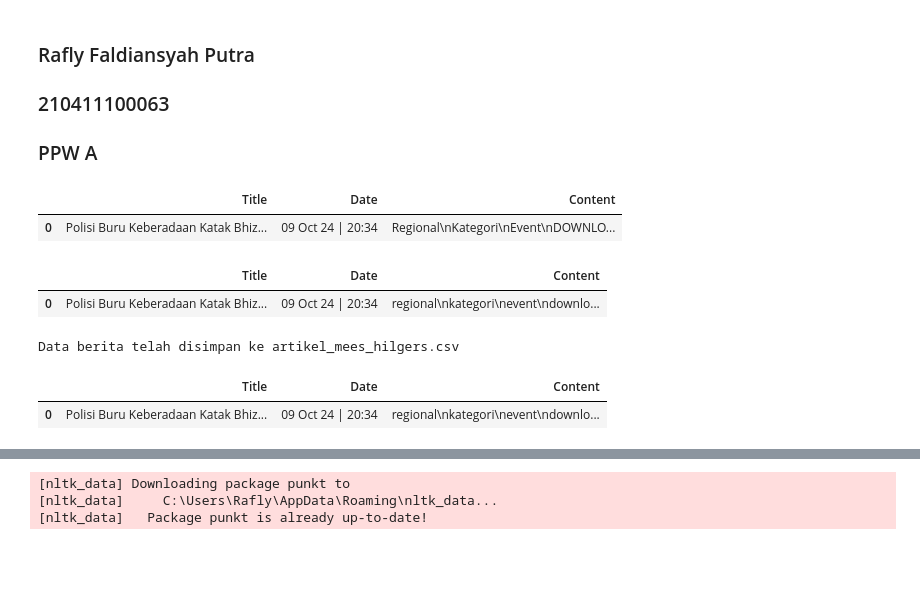
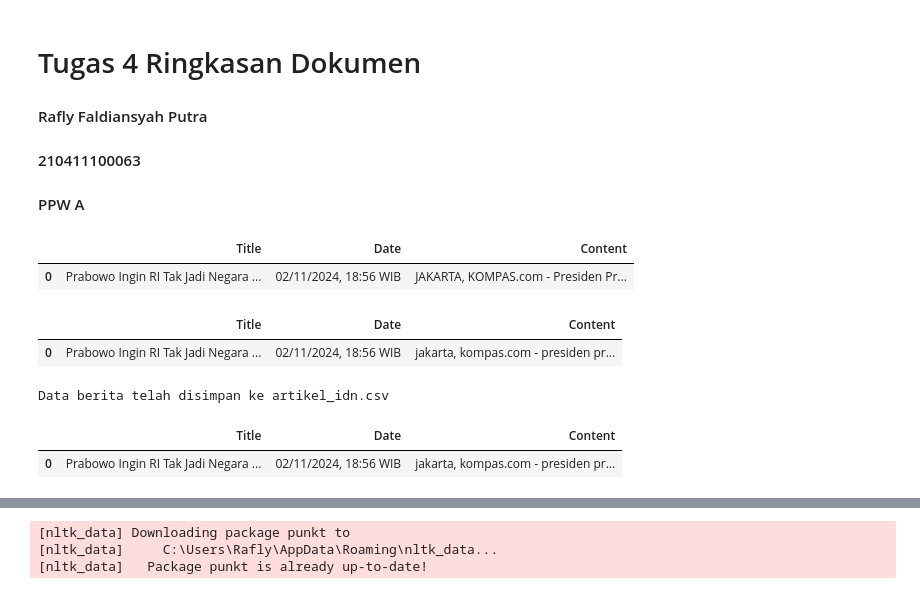
Before and after one commit to raflyfp/PPW-A, a Jupyter notebook: _sources/210411100063 Rafly Faldiansyah Putra Tugas 4 PPW.ipynb, the cells around one changed output, grey strips where cells are left out. Drawn from its saved outputs; the diff is of its cells as text; code cells hidden in the pictures; blank space fills up the shorter version.

```diff
--- a/_sources/210411100063 Rafly Faldiansyah Putra Tugas 4 PPW.ipynb
+++ b/_sources/210411100063 Rafly Faldiansyah Putra Tugas 4 PPW.ipynb
@@ -1,4 +1,6 @@
 # %% [markdown]
-### Rafly Faldiansyah Putra
-### 210411100063
-### PPW A
+# Tugas 4 Ringkasan Dokumen
+
+#### Rafly Faldiansyah Putra
+#### 210411100063
+#### PPW A
@@ -9,47 +7,56 @@ import numpy as np
 # %%
+import string
+import pandas as pd
+import numpy as np
 import requests
 from bs4 import BeautifulSoup
 import csv
 
-# URL dari artikel sepak bola di IDN Times
-url = 'https://www.idntimes.com/news/indonesia/irfanfathurohman/polisi-buru-keberadaan-katak-bhizer-diduga-promosi-judi-online'
+# URL dari artikel Berita di IDN Times
+url = 'https://nasional.kompas.com/read/2024/11/02/18560111/prabowo-ingin-ri-tak-jadi-negara-papan-bawah-kita-tidak-miskin'
 
 # Membuat permintaan ke URL
 response = requests.get(url)
 
 # Inisialisasi data yang akan disimpan
 # Mengambil ulang dan membersihkan data yang diminta
 artikel_mees = []
 
 if response.status_code == 200:
     # Parsing halaman web
     soup = BeautifulSoup(response.text, 'html.parser')
 
     # Mengambil judul artikel
     title = soup.find('h1').get_text().strip()
 
     # Mengambil tanggal publikasi artikel dan membersihkan spasi berlebih
-    date = soup.find('time').get_text().strip()
+
+    date_tag = soup.find('div', class_='videoKG-date')
+    if not date_tag:
+        # Jika tidak ditemukan, ambil dari div dengan class 'read__time'
+        date_tag = soup.find('div', class_='read__time')
+
+    date = date_tag.text.strip().split('-')[-1].strip() if date_tag else 'Tidak ada tanggal'
 
     # Mengambil isi artikel dengan membersihkan konten tambahan
-    content = soup.find_all('p')
-    article_text = '\n'.join([p.get_text().strip() for p in content if p.get_text().strip()])
+    content_div = soup.find('div', class_='read__content')
+    article_text = ' '.join([p.text for p in content_div.find_all('p')]) if content_div else 'Tidak ada isi berita'
 
     # Simpan data dalam bentuk dictionary yang telah dibersihkan
     artikel_mees.append({
         'Title': title,
         'Date': date,
         'Content': article_text
     })
 
 # Membuat dataframe dari data yang telah dibersihkan
 data_mees = pd.DataFrame(artikel_mees)
 
 # Menampilkan dataframe yang bersih
 data_mees
 # %% [output]
 |  | Title | Date | Content |
-| 0 | Polisi Buru Keberadaan Katak Bhiz... | 09 Oct 24 | 20:34 | Regional\nKategori\nEvent\nDOWNLO... |
+| 0 | Prabowo Ingin RI Tak Jadi Negara ... | 02/11/2024, 18:56 WIB | JAKARTA, KOMPAS.com - Presiden Pr... |
 # %%
 import re
 from sklearn.feature_extraction.text import TfidfVectorizer
@@ -70,20 +77,20 @@ data_mees['Content'] = data_mees['Content'].apply(casefolding)
 data_mees.head()
 # %% [output]
 |  | Title | Date | Content |
-| 0 | Polisi Buru Keberadaan Katak Bhiz... | 09 Oct 24 | 20:34 | regional\nkategori\nevent\ndownlo... |
+| 0 | Prabowo Ingin RI Tak Jadi Negara ... | 02/11/2024, 18:56 WIB | jakarta, kompas.com - presiden pr... |
 # %%
-csv_filename = "artikel_mees_hilgers.csv"
+csv_filename = "artikel_idn.csv"
 data_mees.to_csv(csv_filename, index=False, encoding='utf-8')
 
 print(f"Data berita telah disimpan ke {csv_filename}")
 # %% [output]
-Data berita telah disimpan ke artikel_mees_hilgers.csv
+Data berita telah disimpan ke artikel_idn.csv
 # %%
-data_mees = pd.read_csv("artikel_mees_hilgers.csv", sep=',', encoding='latin1')
+data_mees = pd.read_csv("artikel_idn.csv", sep=',', encoding='latin1')
 data_mees.head()
 # %% [output]
 |  | Title | Date | Content |
-| 0 | Polisi Buru Keberadaan Katak Bhiz... | 09 Oct 24 | 20:34 | regional\nkategori\nevent\ndownlo... |
+| 0 | Prabowo Ingin RI Tak Jadi Negara ... | 02/11/2024, 18:56 WIB | jakarta, kompas.com - presiden pr... |
 # %%
 def cleansing(Content):
     # Menghapus whitespace di awal dan akhir teks
```
Also changed, not shown: parts of 9 cells of this notebook, 21 other files.
